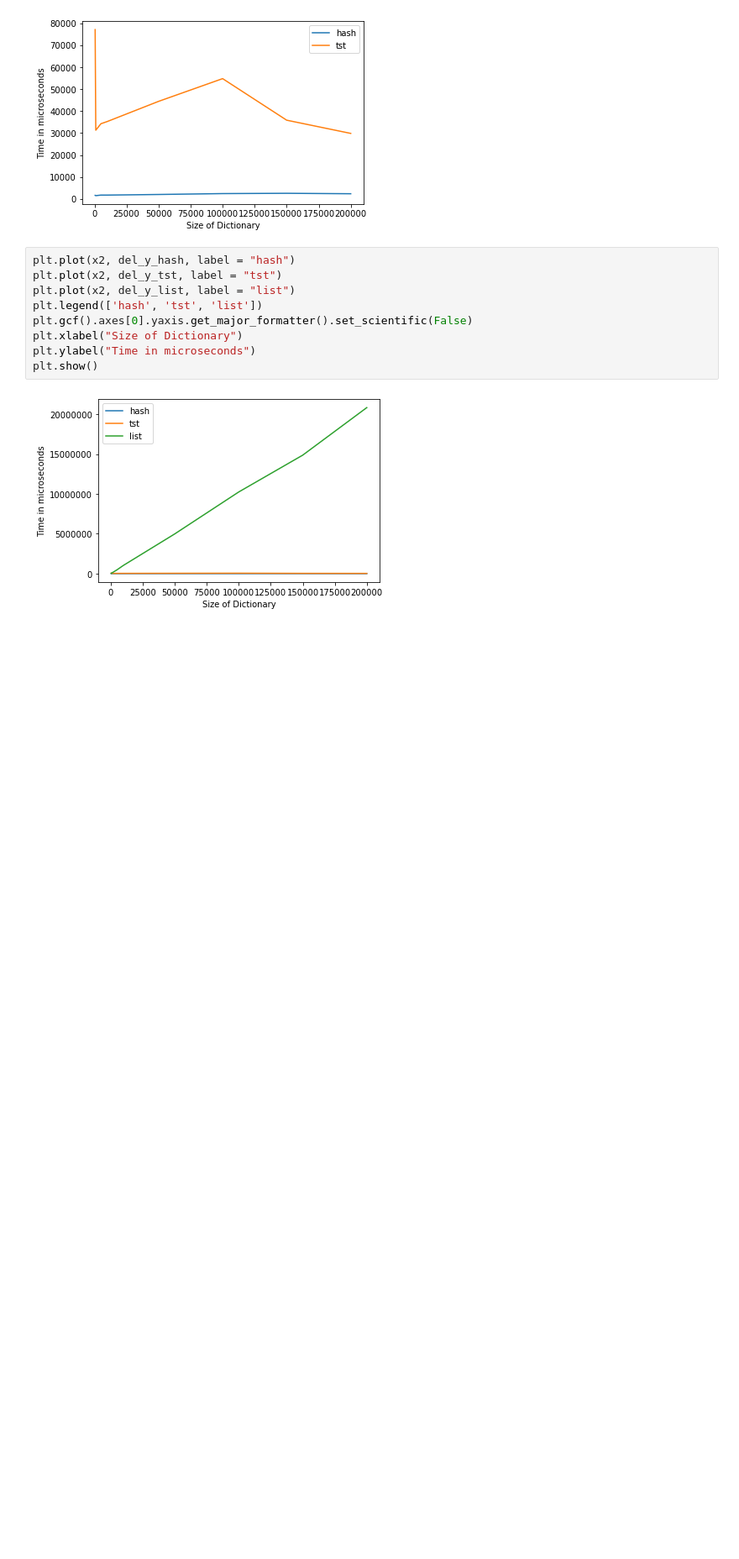
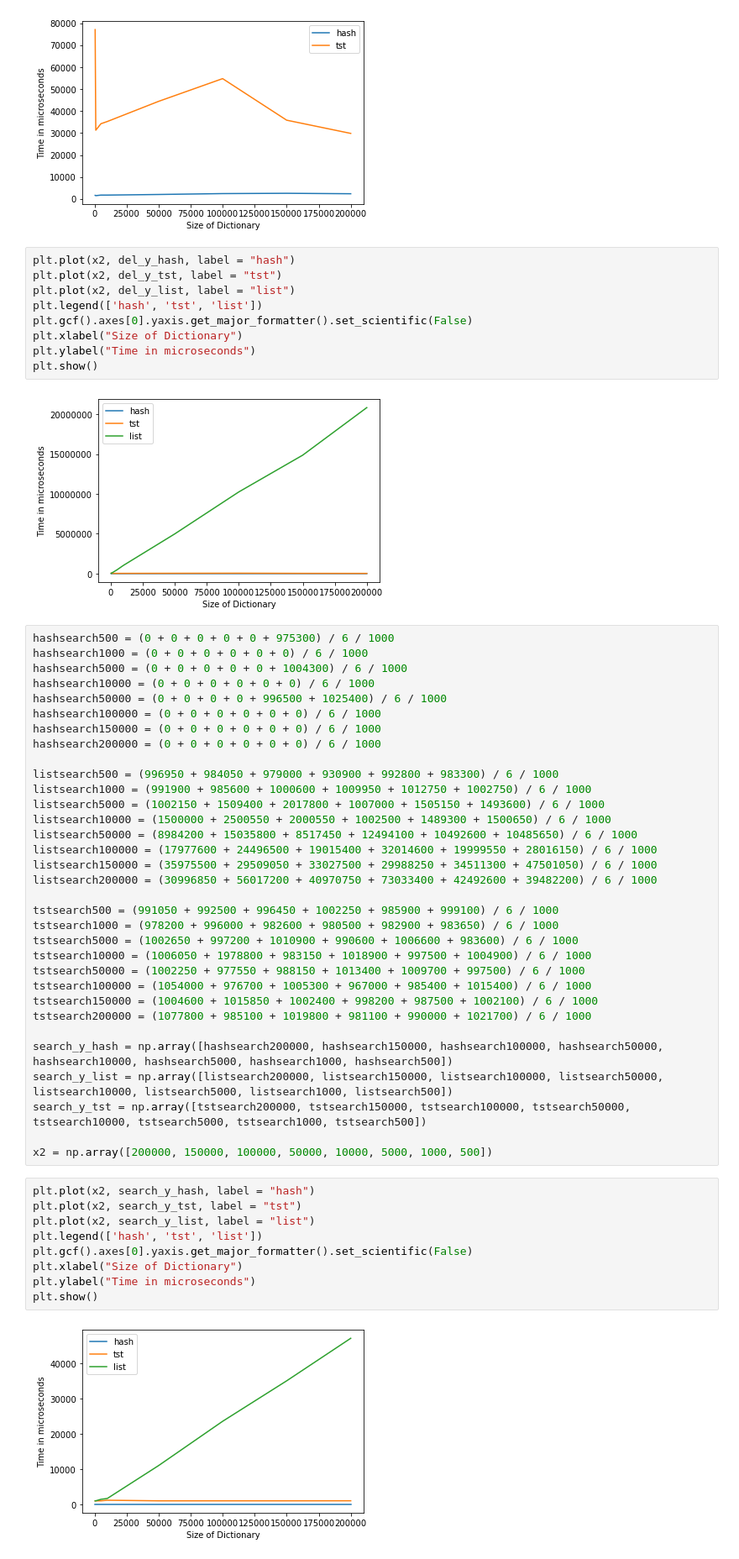
Before and after one commit to AnthonyLimanto/AlgorithmsAssignment_1, a Jupyter notebook: Untitled.ipynb, the cells around one changed output. Shown: that part at 84% size. Drawn from its saved outputs; the diff is of its cells as text; blank space fills up the shorter version.

```diff
--- a/Untitled.ipynb
+++ b/Untitled.ipynb
@@ -158,3 +158,47 @@ plt.ylabel("Time in microseconds")
 plt.show()
 # %% [output]
 [figure]
+# %%
+hashsearch500 = (0 + 0 + 0 + 0 + 0 + 975300) / 6 / 1000
+hashsearch1000 = (0 + 0 + 0 + 0 + 0 + 0) / 6 / 1000
+hashsearch5000 = (0 + 0 + 0 + 0 + 0 + 1004300) / 6 / 1000
+hashsearch10000 = (0 + 0 + 0 + 0 + 0 + 0) / 6 / 1000
+hashsearch50000 = (0 + 0 + 0 + 0 + 996500 + 1025400) / 6 / 1000
+hashsearch100000 = (0 + 0 + 0 + 0 + 0 + 0) / 6 / 1000
+hashsearch150000 = (0 + 0 + 0 + 0 + 0 + 0) / 6 / 1000
+hashsearch200000 = (0 + 0 + 0 + 0 + 0 + 0) / 6 / 1000
+
+listsearch500 = (996950 + 984050 + 979000 + 930900 + 992800 + 983300) / 6 / 1000
+listsearch1000 = (991900 + 985600 + 1000600 + 1009950 + 1012750 + 1002750) / 6 / 1000
+listsearch5000 = (1002150 + 1509400 + 2017800 + 1007000 + 1505150 + 1493600) / 6 / 1000
+listsearch10000 = (1500000 + 2500550 + 2000550 + 1002500 + 1489300 + 1500650) / 6 / 1000
+listsearch50000 = (8984200 + 15035800 + 8517450 + 12494100 + 10492600 + 10485650) / 6 / 1000
+listsearch100000 = (17977600 + 24496500 + 19015400 + 32014600 + 19999550 + 28016150) / 6 / 1000
+listsearch150000 = (35975500 + 29509050 + 33027500 + 29988250 + 34511300 + 47501050) / 6 / 1000
+listsearch200000 = (30996850 + 56017200 + 40970750 + 73033400 + 42492600 + 39482200) / 6 / 1000
+
+tstsearch500 = (991050 + 992500 + 996450 + 1002250 + 985900 + 999100) / 6 / 1000
+tstsearch1000 = (978200 + 996000 + 982600 + 980500 + 982900 + 983650) / 6 / 1000
+tstsearch5000 = (1002650 + 997200 + 1010900 + 990600 + 1006600 + 983600) / 6 / 1000
+tstsearch10000 = (1006050 + 1978800 + 983150 + 1018900 + 997500 + 1004900) / 6 / 1000
+tstsearch50000 = (1002250 + 977550 + 988150 + 1013400 + 1009700 + 997500) / 6 / 1000
+tstsearch100000 = (1054000 + 976700 + 1005300 + 967000 + 985400 + 1015400) / 6 / 1000
+tstsearch150000 = (1004600 + 1015850 + 1002400 + 998200 + 987500 + 1002100) / 6 / 1000
+tstsearch200000 = (1077800 + 985100 + 1019800 + 981100 + 990000 + 1021700) / 6 / 1000
+
+search_y_hash = np.array([hashsearch200000, hashsearch150000, hashsearch100000, hashsearch50000, hashsearch10000, hashsearch5000, hashsearch1000, hashsearch500])
+search_y_list = np.array([listsearch200000, listsearch150000, listsearch100000, listsearch50000, listsearch10000, listsearch5000, listsearch1000, listsearch500])
+search_y_tst = np.array([tstsearch200000, tstsearch150000, tstsearch100000, tstsearch50000, tstsearch10000, tstsearch5000, tstsearch1000, tstsearch500])
+
+x2 = np.array([200000, 150000, 100000, 50000, 10000, 5000, 1000, 500])
+# %%
+plt.plot(x2, search_y_hash, label = "hash")
+plt.plot(x2, search_y_tst, label = "tst")
+plt.plot(x2, search_y_list, label = "list")
+plt.legend(['hash', 'tst', 'list'])
+plt.gcf().axes[0].yaxis.get_major_formatter().set_scientific(False)
+plt.xlabel("Size of Dictionary")
+plt.ylabel("Time in microseconds")
+plt.show()
+# %% [output]
+[figure, added]
```
Also changed, not shown: parts of 3 cells of this notebook, 6 other files.
